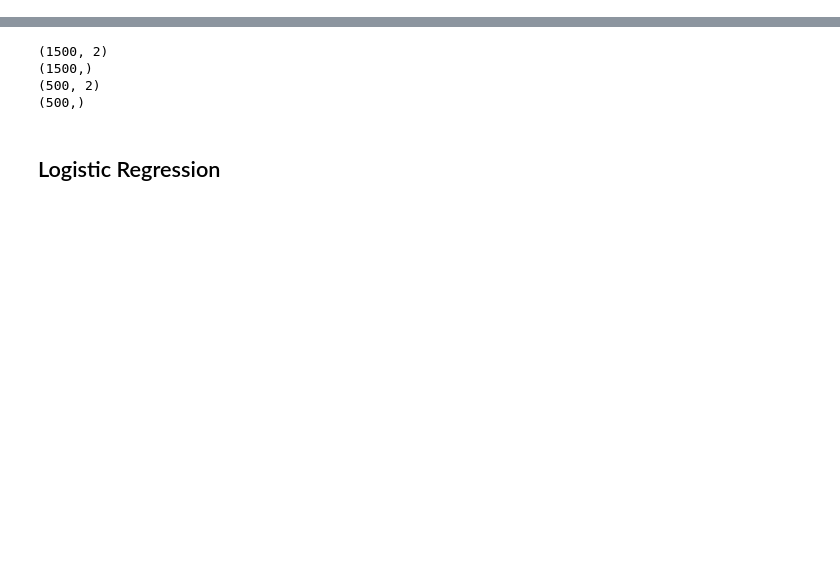
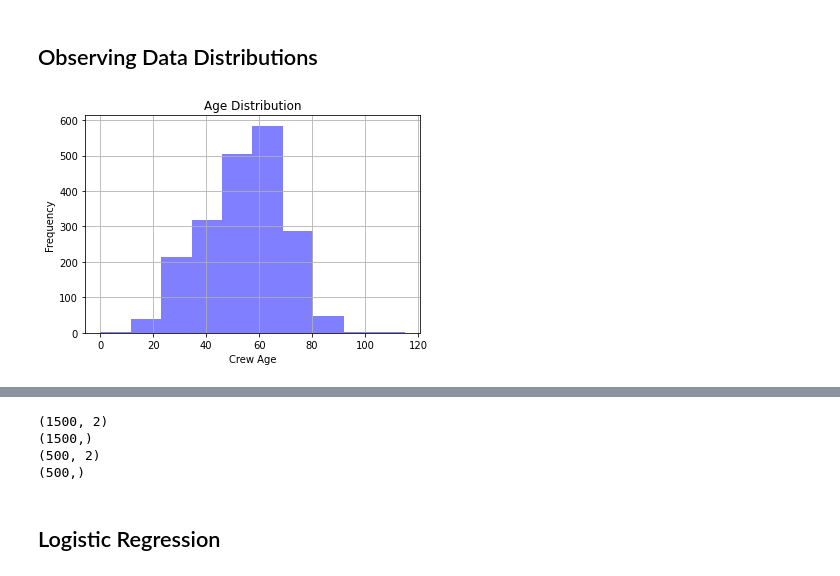
Before and after one commit to Keigan/DATA_ANALYTICS_TERM_PROJECT, a Jupyter notebook: TERM_PROJECT_CS329E.ipynb, the cells around one changed output, grey strips where cells are left out. Drawn from its saved outputs; the diff is of its cells as text; code cells hidden in the pictures; blank space fills up the shorter version.

```diff
--- a/TERM_PROJECT_CS329E.ipynb
+++ b/TERM_PROJECT_CS329E.ipynb
@@ -99 +100,12 @@ crash_df
 2000 rows × 4 columns
+# %% [markdown]
+## Observing Data Distributions
+# %%
+# plot crew_age distribution
+plt.hist(crash_df['crew_age'], facecolor='b', alpha=0.50)
+plt.xlabel('Crew Age')
+plt.ylabel('Frequency')
+plt.title('Age Distribution')
+plt.grid(True)
+# %% [output]
+[figure, added]
```
Also changed, not shown: parts of 27 cells of this notebook.
